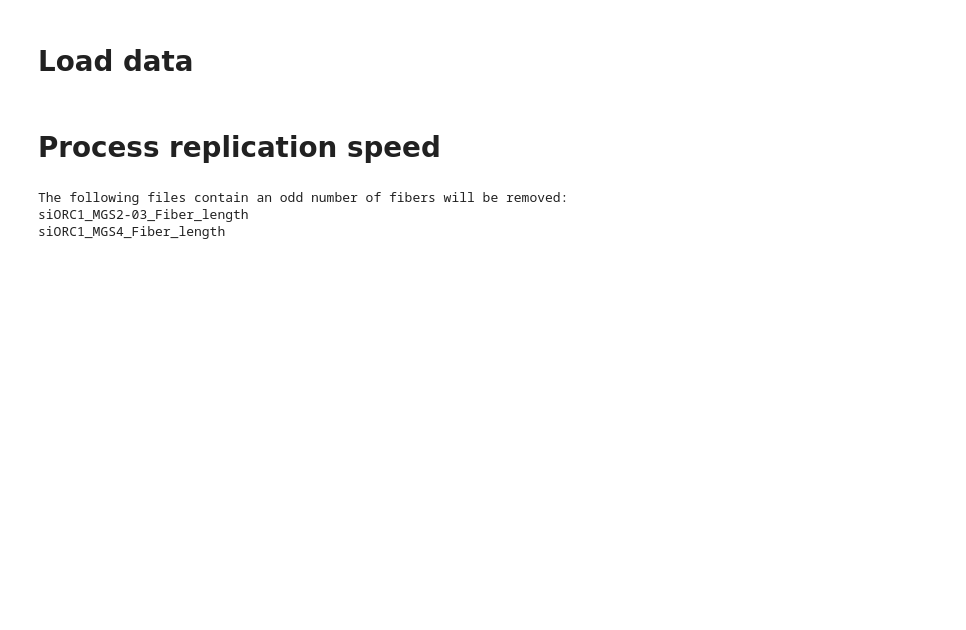
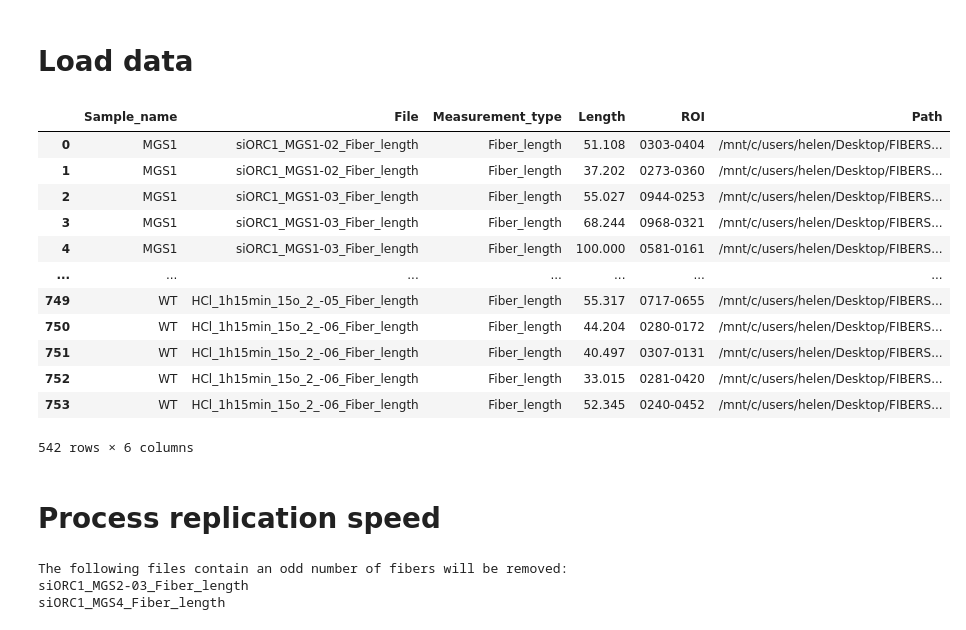
Before and after one commit to Lopatushka/DNA_fibers, a Jupyter notebook: data_agg.ipynb, the cells around one changed output. Drawn from its saved outputs; the diff is of its cells as text; code cells hidden in the pictures; blank space fills up the shorter version.

```diff
--- a/data_agg.ipynb
+++ b/data_agg.ipynb
@@ -59,3 +60,19 @@ iod = data[data['Measurement_type']=='Interorigin_distance']
+# %%
+speed
+# %% [output]
+|  | Sample_name | File | Measurement_type | Length | ROI | Path |
+| 0 | MGS1 | siORC1_MGS1-02_Fiber_length | Fiber_length | 51.108 | 0303-0404 | /mnt/c/users/helen/Desktop/FIBERS... |
+| 1 | MGS1 | siORC1_MGS1-02_Fiber_length | Fiber_length | 37.202 | 0273-0360 | /mnt/c/users/helen/Desktop/FIBERS... |
+| 2 | MGS1 | siORC1_MGS1-03_Fiber_length | Fiber_length | 55.027 | 0944-0253 | /mnt/c/users/helen/Desktop/FIBERS... |
+| 3 | MGS1 | siORC1_MGS1-03_Fiber_length | Fiber_length | 68.244 | 0968-0321 | /mnt/c/users/helen/Desktop/FIBERS... |
+| 4 | MGS1 | siORC1_MGS1-03_Fiber_length | Fiber_length | 100.000 | 0581-0161 | /mnt/c/users/helen/Desktop/FIBERS... |
+| ... | ... | ... | ... | ... | ... | ... |
+| 749 | WT | HCl_1h15min_15o_2_-05_Fiber_length | Fiber_length | 55.317 | 0717-0655 | /mnt/c/users/helen/Desktop/FIBERS... |
+| 750 | WT | HCl_1h15min_15o_2_-06_Fiber_length | Fiber_length | 44.204 | 0280-0172 | /mnt/c/users/helen/Desktop/FIBERS... |
+| 751 | WT | HCl_1h15min_15o_2_-06_Fiber_length | Fiber_length | 40.497 | 0307-0131 | /mnt/c/users/helen/Desktop/FIBERS... |
+| 752 | WT | HCl_1h15min_15o_2_-06_Fiber_length | Fiber_length | 33.015 | 0281-0420 | /mnt/c/users/helen/Desktop/FIBERS... |
+| 753 | WT | HCl_1h15min_15o_2_-06_Fiber_length | Fiber_length | 52.345 | 0240-0452 | /mnt/c/users/helen/Desktop/FIBERS... |
+542 rows × 6 columns
 # %% [markdown]
 # Process replication speed
 # %%
```
Also changed, not shown: parts of 10 cells of this notebook.
